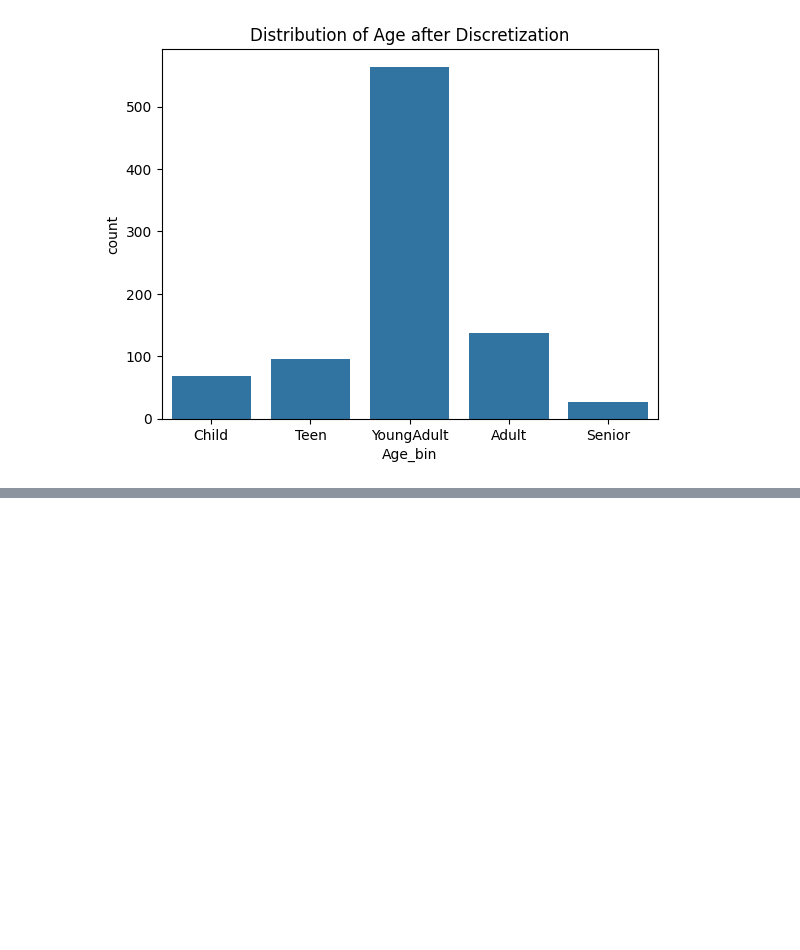
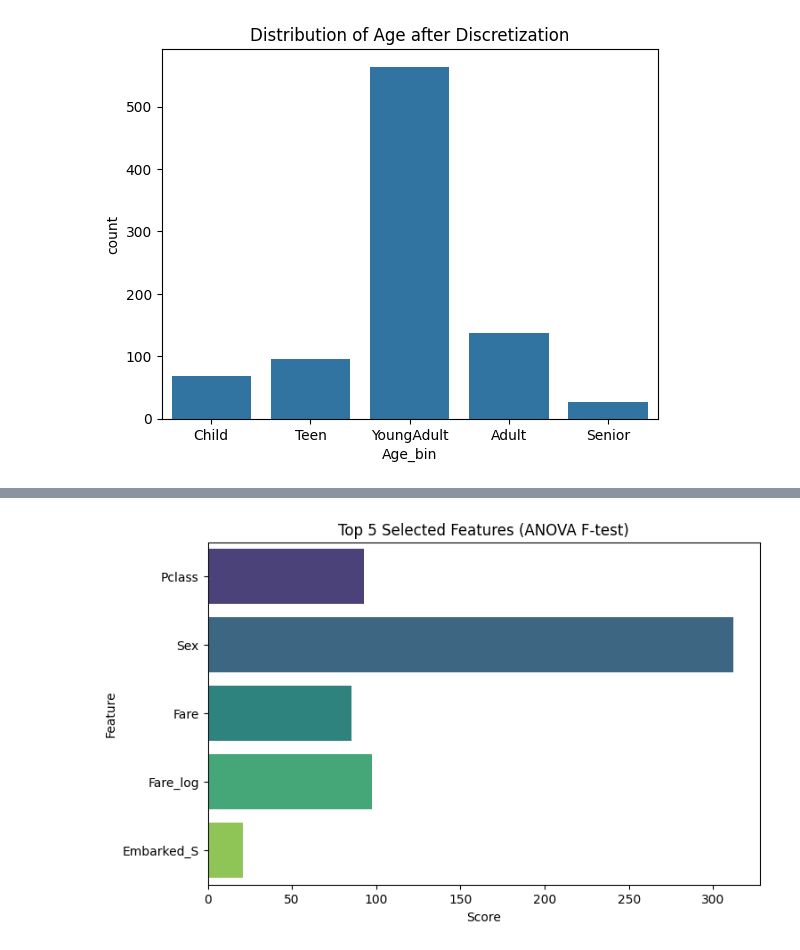
Before and after one commit to Leenasmk3/IT326-DataMining-Project, a Jupyter notebook: Phase2.ipynb, the cells around one changed output, grey strips where cells are left out. Saved outputs shown, nothing was run; the diff lists cells and outputs as text; code cells hidden in the pictures; blank space fills up the shorter version.

```diff
--- a/Phase2.ipynb
+++ b/Phase2.ipynb
@@ -336,0 +386,40 @@ plt.show()
+# %%
+from sklearn.feature_selection import SelectKBest, f_classif
+from sklearn.preprocessing import LabelEncoder
+
+# --- 1. Encode categorical columns if they exist ---
+if "Sex" in df_copy.columns:
+    df_copy["Sex"] = LabelEncoder().fit_transform(df_copy["Sex"])
+
+if "Age_bin" in df_copy.columns:
+    df_copy["Age_bin"] = LabelEncoder().fit_transform(df_copy["Age_bin"])
+
+# --- 2. One-hot encode 'Embarked' if it exists ---
+if "Embarked" in df_copy.columns:
+    df_copy = pd.get_dummies(df_copy, columns=["Embarked"], drop_first=True)
+
+# --- 3. Drop irrelevant columns ---
+df_copy = df_copy.drop(columns=["PassengerId", "Name", "Ticket", "Cabin"], errors="ignore")
+
+# --- 4. Define features and target ---
+X = df_copy.drop(columns=["Survived"])
+y = df_copy["Survived"]
+
+# --- 5. Select top k features using ANOVA F-test ---
+k = 5
+selector = SelectKBest(score_func=f_classif, k=k)
+X_new = selector.fit_transform(X, y)
+
+# Get the names of the selected features
+selected_features = X.columns[selector.get_support()]
+
+# Plot feature importance
+scores = selector.scores_[selector.get_support()]
+plt.figure(figsize=(8,5))
+sns.barplot(x=scores, y=selected_features, palette="viridis")
+plt.title(f"Top {k} Selected Features (ANOVA F-test)")
+plt.xlabel("Score")
+plt.ylabel("Feature")
+plt.show()
+# %% [output]
+[figure, added]
```
Also changed, not shown: parts of 3 cells of this notebook.
